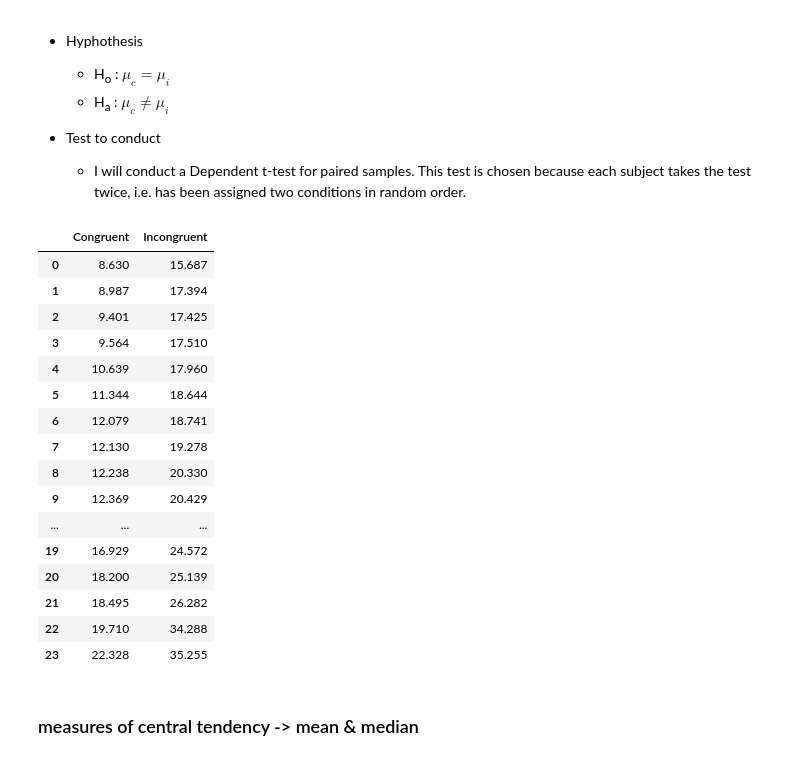
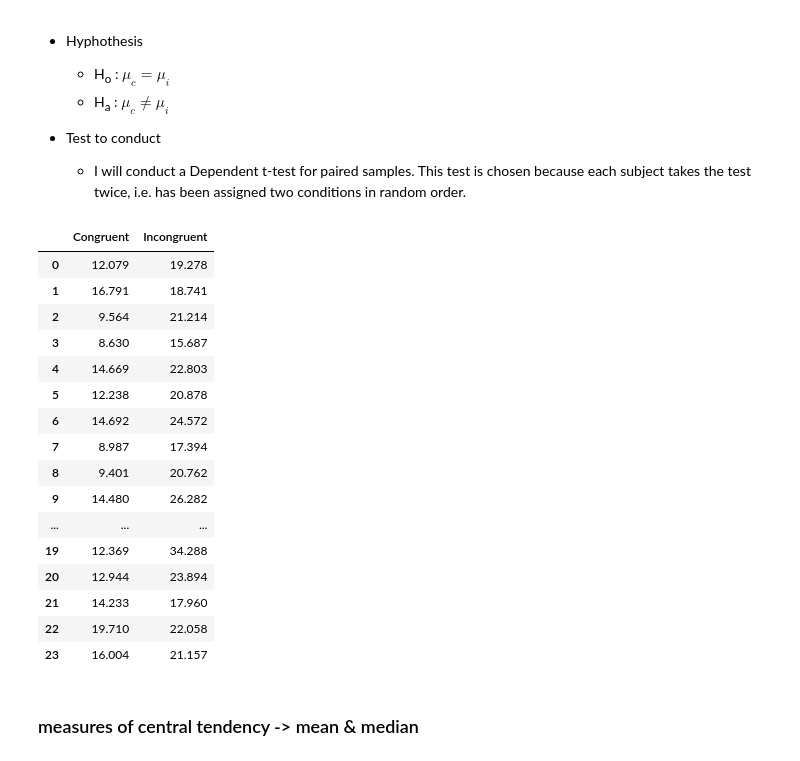
Before and after one commit to dhatawesomedude/stroop_test, a Jupyter notebook: stroop_task.ipynb, the cells around one changed output. Cells and saved outputs as stored; diff of their text form; code cells hidden in the pictures.

Commit message:
revert sorting from csv data

```diff
--- a/stroop_task.ipynb
+++ b/stroop_task.ipynb
@@ -33,33 +33,33 @@ from data_plots import congruent_plot, incongruent_plot
 # %%
 test_average_data = pd.read_csv('test_averages.csv')
 
 #sort values
-#test_average_data.sort_values(by=['Congruent', 'Incongruent'], ascending=[True, True], inplace=True)
 
 arr = test_average_data.values
-arr.sort(axis=0)
+#dependent samples should not be sorted.
+#arr.sort(axis=0)
 sorted_df = pd.DataFrame(arr, index=test_average_data.index, columns=test_average_data.columns)
 
-display(sorted_df)
+display(test_average_data)
 mu = sorted_df.mean()
 # %% [output]
 |  | Congruent | Incongruent |
-| 0 | 8.630 | 15.687 |
-| 1 | 8.987 | 17.394 |
-| 2 | 9.401 | 17.425 |
-| 3 | 9.564 | 17.510 |
-| 4 | 10.639 | 17.960 |
-| 5 | 11.344 | 18.644 |
-| 6 | 12.079 | 18.741 |
-| 7 | 12.130 | 19.278 |
-| 8 | 12.238 | 20.330 |
-| 9 | 12.369 | 20.429 |
+| 0 | 12.079 | 19.278 |
+| 1 | 16.791 | 18.741 |
+| 2 | 9.564 | 21.214 |
+| 3 | 8.630 | 15.687 |
+| 4 | 14.669 | 22.803 |
+| 5 | 12.238 | 20.878 |
+| 6 | 14.692 | 24.572 |
+| 7 | 8.987 | 17.394 |
+| 8 | 9.401 | 20.762 |
+| 9 | 14.480 | 26.282 |
 | ... | ... | ... |
-| 19 | 16.929 | 24.572 |
-| 20 | 18.200 | 25.139 |
-| 21 | 18.495 | 26.282 |
-| 22 | 19.710 | 34.288 |
-| 23 | 22.328 | 35.255 |
+| 19 | 12.369 | 34.288 |
+| 20 | 12.944 | 23.894 |
+| 21 | 14.233 | 17.960 |
+| 22 | 19.710 | 22.058 |
+| 23 | 16.004 | 21.157 |
 # %% [markdown]
 ### measures of central tendency -> mean & median
 # %%
```
Also changed, not shown: parts of 3 cells of this notebook, 1 other file.
